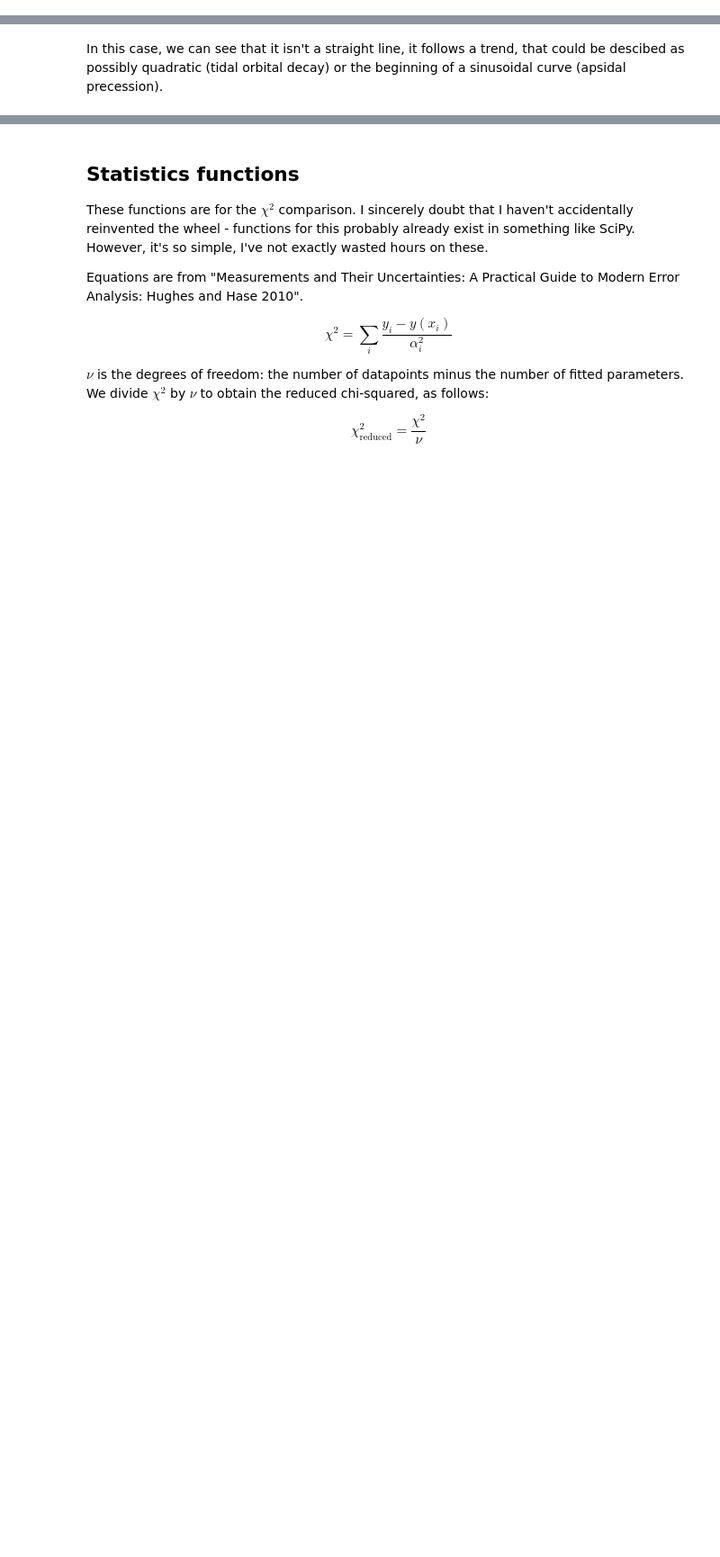
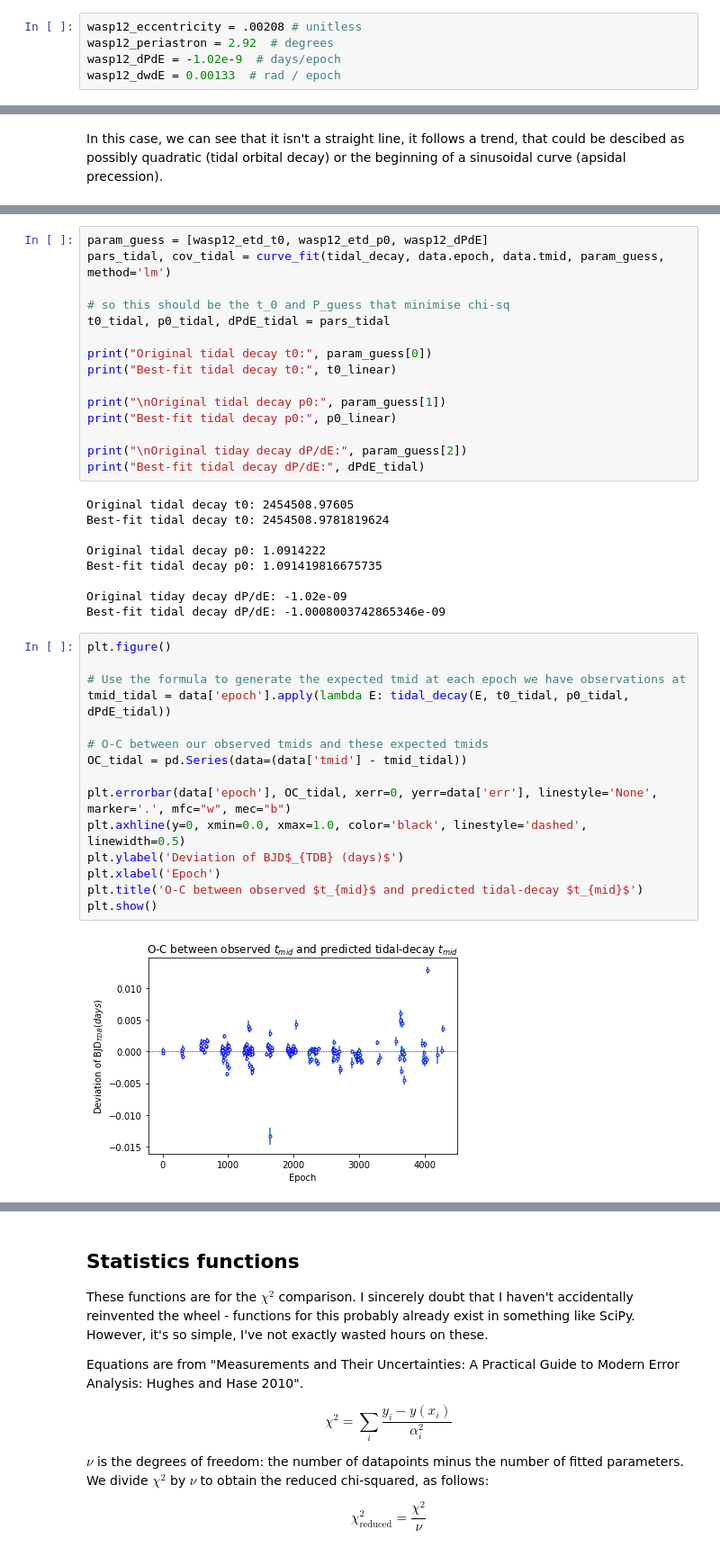
Before and after one commit to ross-dobson/TOTEMS, a Jupyter notebook: TOTEMS.ipynb, the cells around one changed output, grey strips where cells are left out. Shown at 90% size. Cells and saved outputs as stored; diff of their text form; blank space fills up the shorter version.

Commit message:
Rewrite complete for tidal, apsidal.

```diff
--- a/TOTEMS.ipynb
+++ b/TOTEMS.ipynb
@@ -157,3 +165,8 @@ Planet Properties:
+# %%
+wasp12_eccentricity = .00208 # unitless
+wasp12_periastron = 2.92  # degrees
+wasp12_dPdE = -1.02e-9  # days/epoch
+wasp12_dwdE = 0.00133  # rad / epoch
 # %% [markdown]
 ## Transit times
 # %% [markdown]
@@ -551,0 +597,41 @@ In this case, we can see that it isn't a straight line, it follows a trend, that
+# %%
+param_guess = [wasp12_etd_t0, wasp12_etd_p0, wasp12_dPdE]
+pars_tidal, cov_tidal = curve_fit(tidal_decay, data.epoch, data.tmid, param_guess, method='lm')
+
+# so this should be the t_0 and P_guess that minimise chi-sq
+t0_tidal, p0_tidal, dPdE_tidal = pars_tidal
+
+print("Original tidal decay t0:", param_guess[0])
+print("Best-fit tidal decay t0:", t0_linear)
+
+print("\nOriginal tidal decay p0:", param_guess[1])
+print("Best-fit tidal decay p0:", p0_linear)
+
+print("\nOriginal tiday decay dP/dE:", param_guess[2])
+print("Best-fit tidal decay dP/dE:", dPdE_tidal)
+# %% [output]
+Original tidal decay t0: 2454508.97605
+Best-fit tidal decay t0: 2454508.9781819624
+
+Original tidal decay p0: 1.0914222
+Best-fit tidal decay p0: 1.091419816675735
+
+Original tiday decay dP/dE: -1.02e-09
+Best-fit tidal decay dP/dE: -1.0008003742865346e-09
+# %%
+plt.figure()
+
+# Use the formula to generate the expected tmid at each epoch we have observations at
+tmid_tidal = data['epoch'].apply(lambda E: tidal_decay(E, t0_tidal, p0_tidal, dPdE_tidal))
+
+# O-C between our observed tmids and these expected tmids
+OC_tidal = pd.Series(data=(data['tmid'] - tmid_tidal))
+
+plt.errorbar(data['epoch'], OC_tidal, xerr=0, yerr=data['err'], linestyle='None', marker='.', mfc="w", mec="b")
+plt.axhline(y=0, xmin=0.0, xmax=1.0, color='black', linestyle='dashed', linewidth=0.5)
+plt.ylabel('Deviation of BJD$_{TDB} (days)$')
+plt.xlabel('Epoch')
+plt.title('O-C between observed $t_{mid}$ and predicted tidal-decay $t_{mid}$')
+plt.show()
+# %% [output]
+[figure, added]
```
Also changed, not shown: parts of 25 cells of this notebook.
